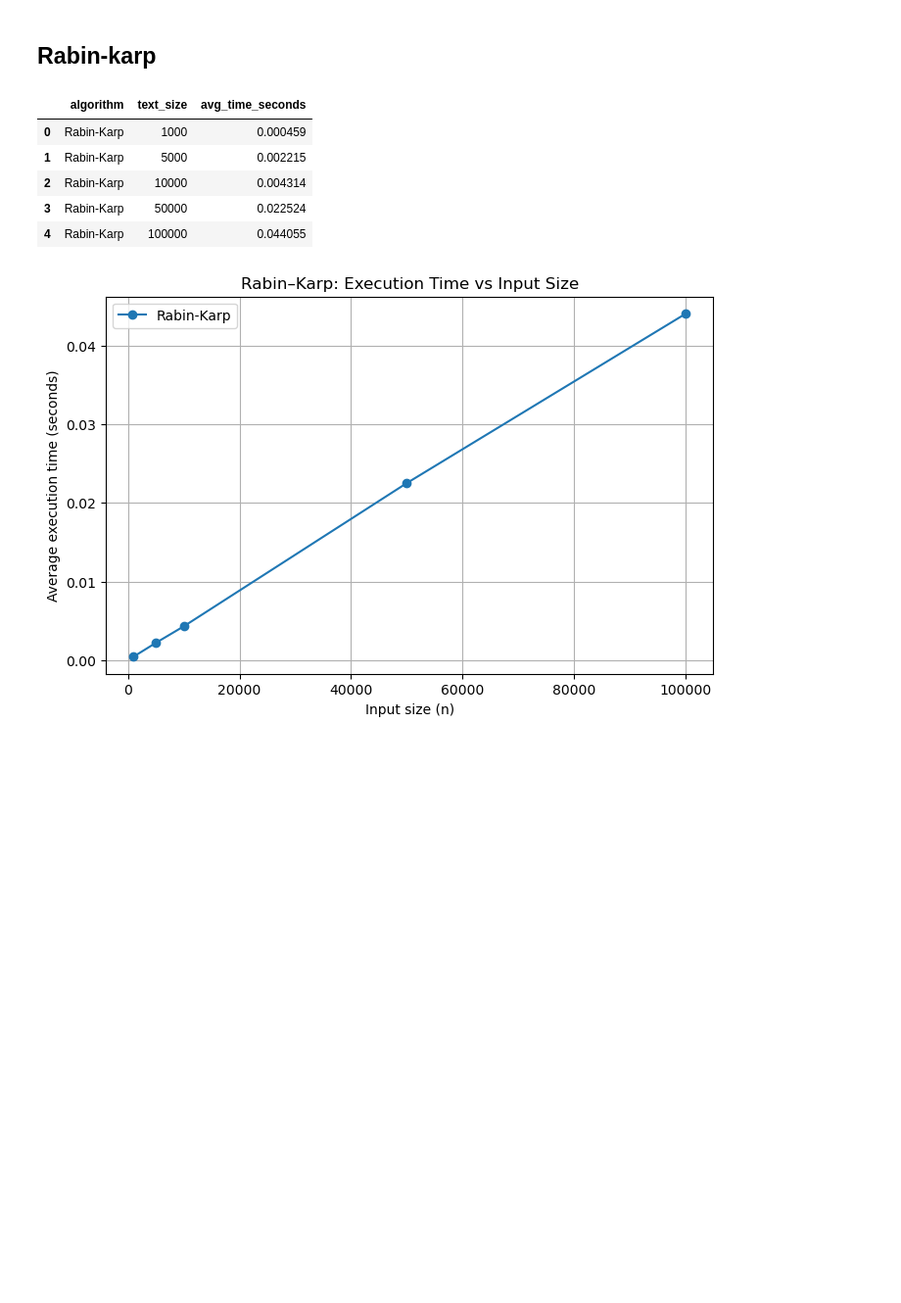
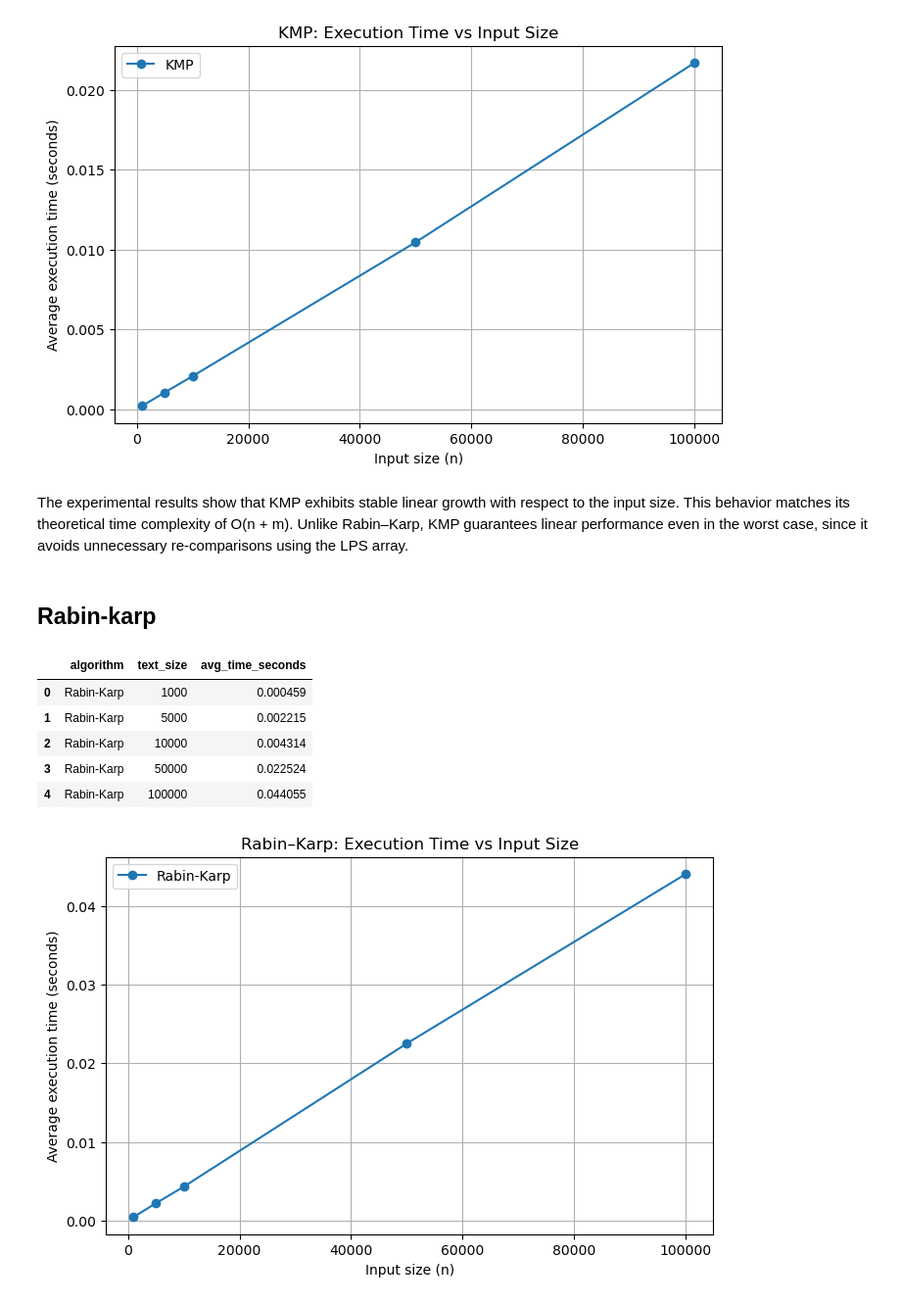
Before and after one commit to Karol2905/string-matching-algorithm-analysis, a Jupyter notebook: analysis.ipynb, the cells around one changed output. Shown at 98% size. Cells and saved outputs as stored; diff of their text form; code cells hidden in the pictures; blank space fills up the shorter version.

```diff
--- a/analysis.ipynb
+++ b/analysis.ipynb
@@ -0,0 +30,6 @@
+# %%
+import pandas as pd
+import matplotlib.pyplot as plt
+
+df_kmp = pd.read_csv("experiments/kmp_results.csv")
+df_kmp
@@ -1,3 +43,24 @@
+# %%
+plt.figure(figsize=(8, 5))
+plt.plot(
+    df_kmp["text_size"],
+    df_kmp["avg_time_seconds"],
+    marker="o",
+    label="KMP"
+)
+
+plt.xlabel("Input size (n)")
+plt.ylabel("Average execution time (seconds)")
+plt.title("KMP: Execution Time vs Input Size")
+plt.grid(True)
+plt.legend()
+plt.show()
+# %% [output]
+[figure, added]
+# %% [markdown]
+The experimental results show that KMP exhibits stable linear growth with respect to the input size.
+This behavior matches its theoretical time complexity of O(n + m).
+Unlike Rabin–Karp, KMP guarantees linear performance even in the worst case, since it avoids unnecessary re-comparisons using the LPS array.
 # %% [markdown]
 ## Rabin-karp
 # %%
```
Also changed, not shown: parts of 5 cells of this notebook, 9 other files.
